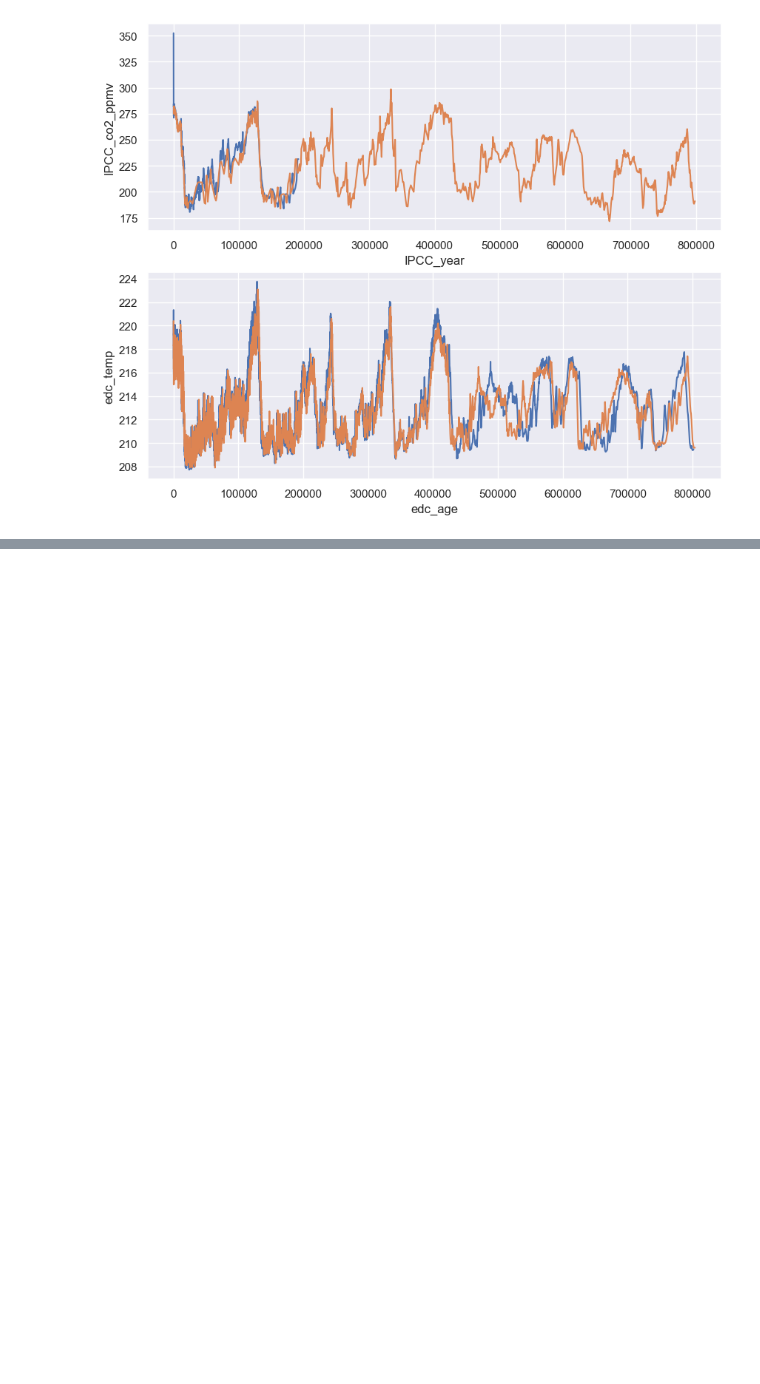
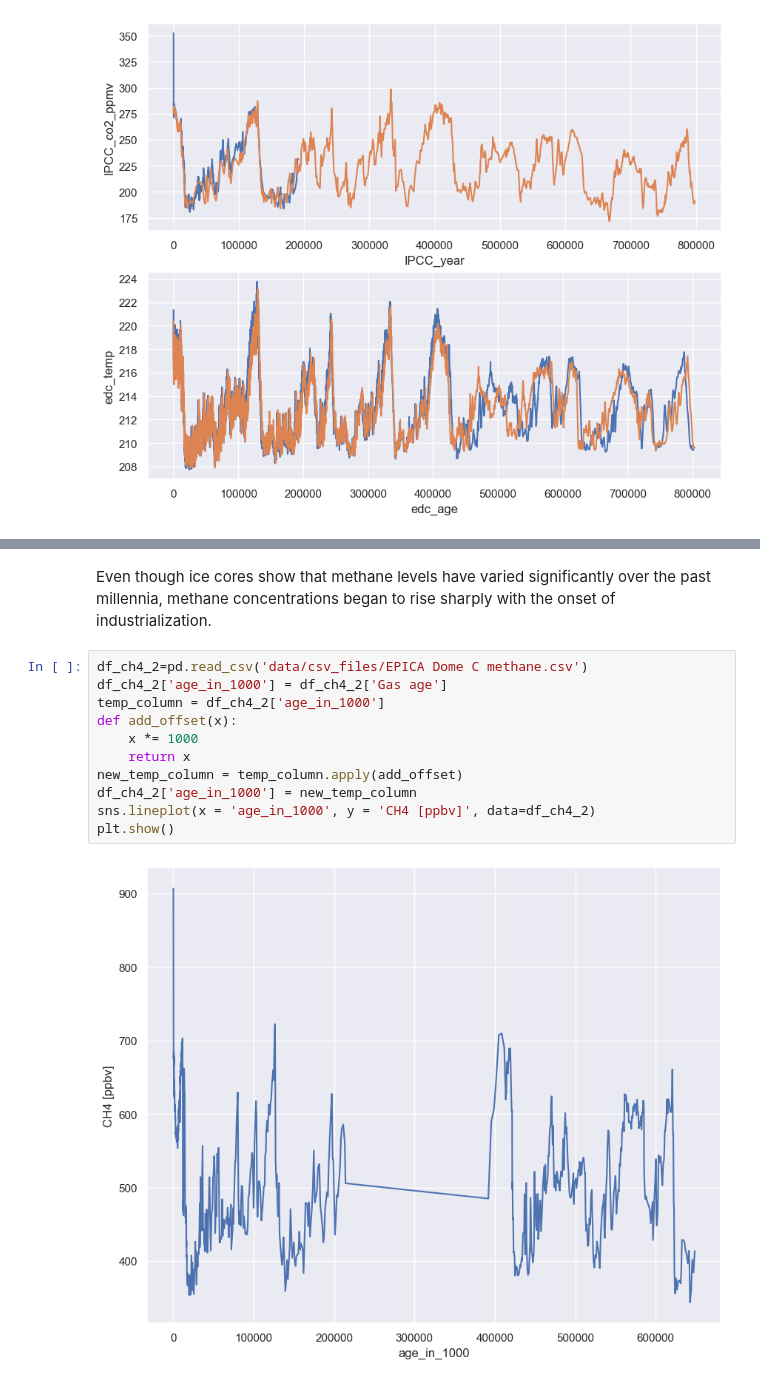
Before and after one commit to decvfox/PfDA_Project_2, a Jupyter notebook: project_2.ipynb, the cells around one changed output, grey strips where cells are left out. Saved outputs shown, nothing was run; the diff lists cells and outputs as text; blank space fills up the shorter version.

```diff
--- a/project_2.ipynb
+++ b/project_2.ipynb
@@ -108,0 +115,15 @@ plt.show()
+# %% [markdown]
+Even though ice cores show that methane levels have varied significantly over the past millennia, methane concentrations began to rise sharply with the onset of industrialization.
+# %%
+df_ch4_2=pd.read_csv('data/csv_files/EPICA Dome C methane.csv')
+df_ch4_2['age_in_1000'] = df_ch4_2['Gas age']
+temp_column = df_ch4_2['age_in_1000']
+def add_offset(x):
+    x *= 1000
+    return x
+new_temp_column = temp_column.apply(add_offset)
+df_ch4_2['age_in_1000'] = new_temp_column
+sns.lineplot(x = 'age_in_1000', y = 'CH4 [ppbv]', data=df_ch4_2)
+plt.show()
+# %% [output]
+[figure, added]
```
Also changed, not shown: parts of 2 cells of this notebook, 4 other files.
